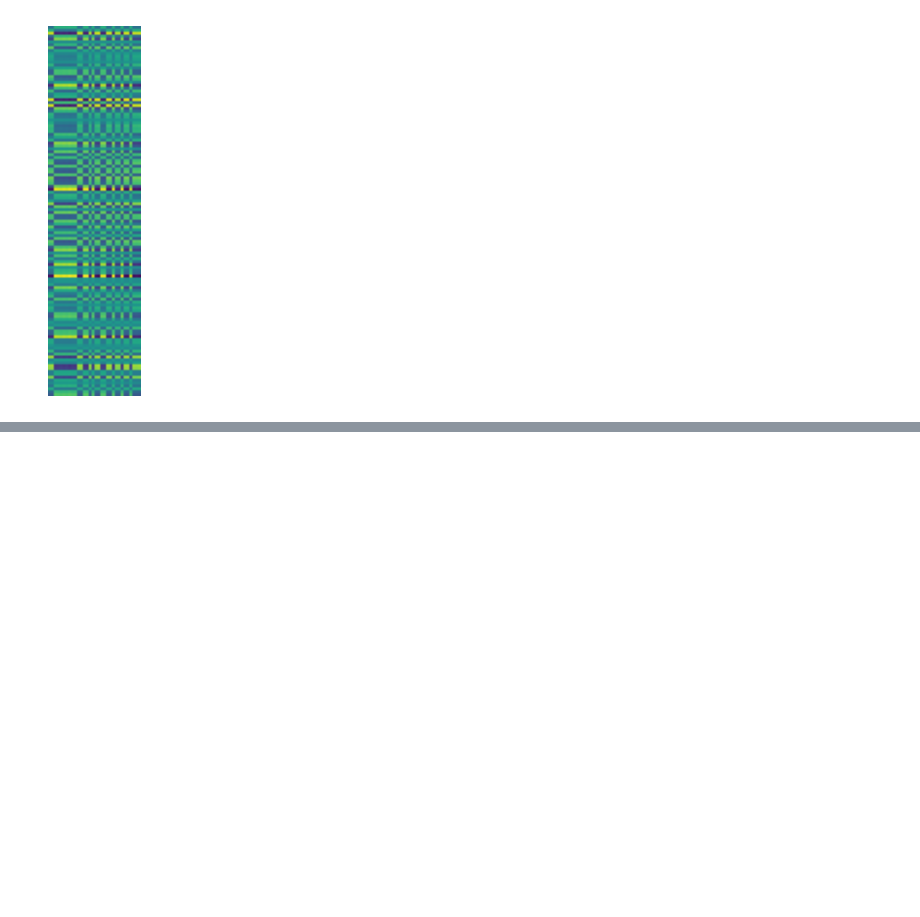
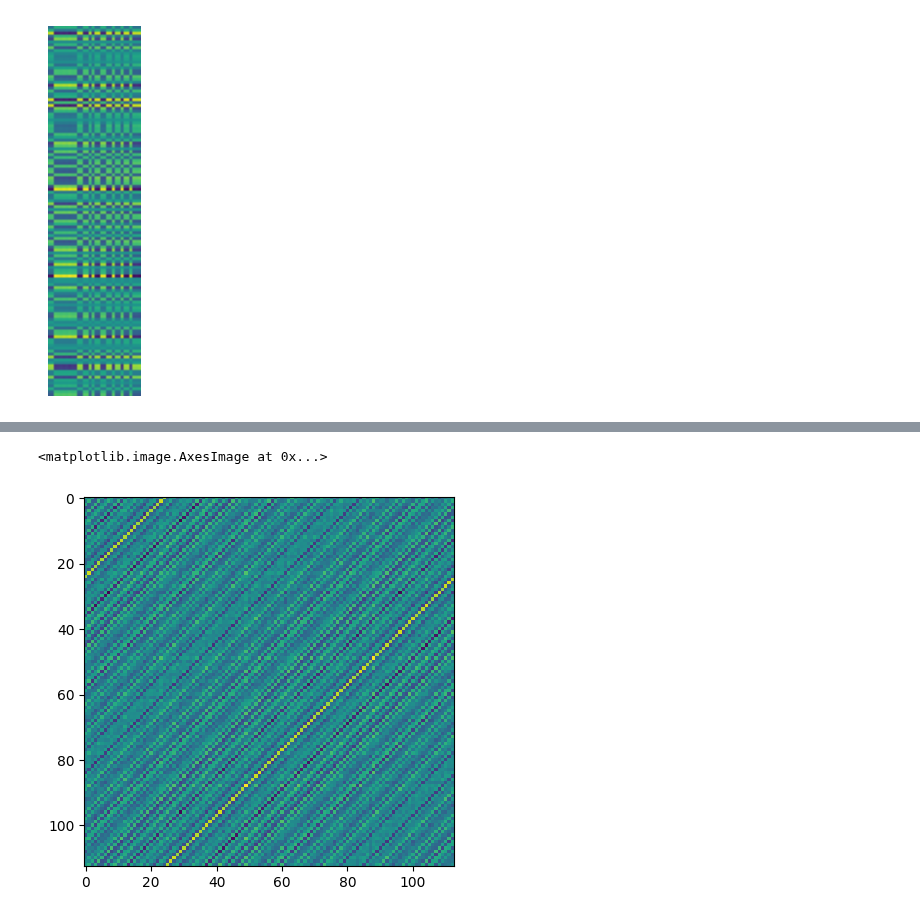
Before and after one commit to WelchLabs/videos, a Jupyter notebook: _2025/grokking/notebooks/grokking_hacking_8.ipynb, the cells around one changed output, grey strips where cells are left out. Cells and saved outputs as stored; diff of their text form; code cells hidden in the pictures; blank space fills up the shorter version.

```diff
--- a/_2025/grokking/notebooks/grokking_hacking_8.ipynb
+++ b/_2025/grokking/notebooks/grokking_hacking_8.ipynb
@@ -184,3 +262,8 @@ for head_id in range(4):
+# %%
+plt.imshow(mr[:,:,24])
+# %% [output]
+<matplotlib.image.AxesImage at 0x...>
+[figure, added]
 # %%
 W_O = model.W_O[0]
 W_K = model.W_K[0]
```
Also changed, not shown: parts of 7 cells of this notebook, 2 other files.
